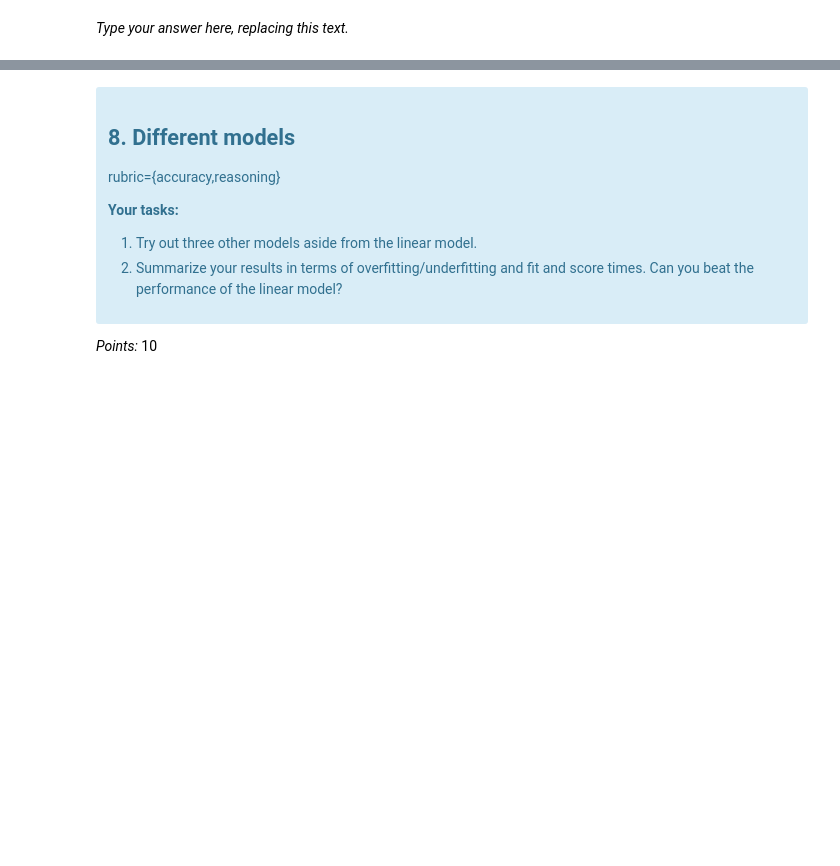
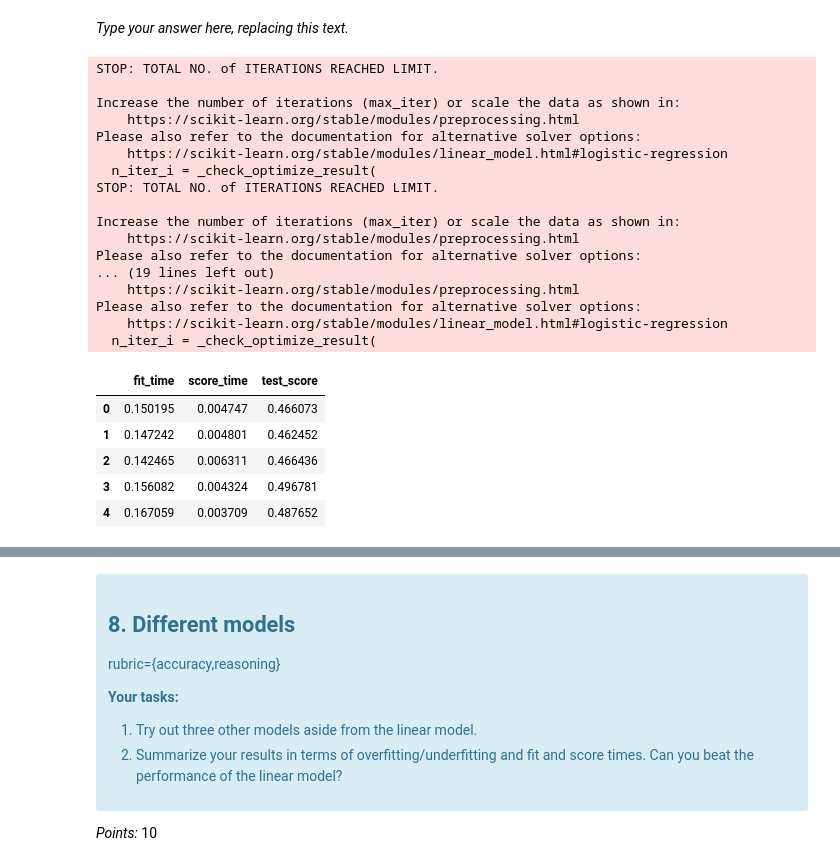
Before and after one commit to UBC-MDS/DSCI_573-Lab_4, a Jupyter notebook: lab4.ipynb, the cells around one changed output, grey strips where cells are left out. Saved outputs shown, nothing was run; the diff lists cells and outputs as text; code cells hidden in the pictures; blank space fills up the shorter version.

Commit message:
linear model added

```diff
--- a/lab4.ipynb
+++ b/lab4.ipynb
@@ -262,3 +311,17 @@ _Points:_ 0.5
+# %%
+# Creating new columns for the difference between the payment amount and the bill amount of the previous month
+
+for i in range(2, 7):
+    pay_col = f'PAY_AMT{i}'
+    bill_col = f'BILL_AMT{i-1}'
+    new_col = f'pay_diff_{i-1}'
+    train_df[new_col] = train_df[pay_col] - train_df[bill_col]
+
+for i in range(2, 7):
+    pay_col = f'PAY_AMT{i}'
+    bill_col = f'BILL_AMT{i-1}'
+    new_col = f'pay_diff_{i-1}'
+    test_df[new_col] = test_df[pay_col] - test_df[bill_col]
 # %% [markdown]
 <!-- END QUESTION -->
 
@@ -286,3 +352,10 @@ _Points:_ 4
+# %%
+from sklearn.compose import make_column_transformer
+preprocessor = make_column_transformer(
+        (StandardScaler(), ['LIMIT_BAL', 'AGE', 'PAY_0', 'PAY_2', 'PAY_3', 'PAY_4', 'PAY_5', 'PAY_6', 'BILL_AMT1', 'BILL_AMT2', 'BILL_AMT3', 'BILL_AMT4', 'BILL_AMT5', 'BILL_AMT6', 'PAY_AMT1', 'PAY_AMT2', 'PAY_AMT3', 'PAY_AMT4', 'PAY_AMT5', 'PAY_AMT6', 'pay_diff_1', 'pay_diff_2', 'pay_diff_3', 'pay_diff_4', 'pay_diff_5']),
+        (OneHotEncoder(), ['EDUCATION', 'MARRIAGE']),
+        ('passthrough', ['SEX'])
+)
 # %% [markdown]
 <!-- END QUESTION -->
 
@@ -303,0 +375,12 @@ _Points:_ 2
+# %%
+from sklearn.pipeline import make_pipeline
+X_train = train_df.drop(columns='next_month')
+y_train = train_df['next_month']
+
+X_test = test_df.drop(columns='next_month')
+y_test = test_df['next_month']
+
+
+dummy = make_pipeline(preprocessor, DummyClassifier())
+dummy.fit(X_train, y_train)
+dummy.score(X_test, y_test)
@@ -331,0 +411,28 @@ _Type your answer here, replacing this text._
+# %%
+from sklearn.model_selection import cross_validate
+lr = make_pipeline(preprocessor, LogisticRegression(class_weight='balanced'))
+pd.DataFrame(cross_validate(lr, X_train, y_train, n_jobs=-1, scoring="f1"))
+# %% [output]
+STOP: TOTAL NO. of ITERATIONS REACHED LIMIT.
+
+Increase the number of iterations (max_iter) or scale the data as shown in:
+    https://scikit-learn.org/stable/modules/preprocessing.html
+Please also refer to the documentation for alternative solver options:
+    https://scikit-learn.org/stable/modules/linear_model.html#logistic-regression
+  n_iter_i = _check_optimize_result(
+STOP: TOTAL NO. of ITERATIONS REACHED LIMIT.
+
+Increase the number of iterations (max_iter) or scale the data as shown in:
+    https://scikit-learn.org/stable/modules/preprocessing.html
+Please also refer to the documentation for alternative solver options:
+... (19 lines left out)
+    https://scikit-learn.org/stable/modules/preprocessing.html
+Please also refer to the documentation for alternative solver options:
+    https://scikit-learn.org/stable/modules/linear_model.html#logistic-regression
+  n_iter_i = _check_optimize_result(
+|  | fit_time | score_time | test_score |
+| 0 | 0.150195 | 0.004747 | 0.466073 |
+| 1 | 0.147242 | 0.004801 | 0.462452 |
+| 2 | 0.142465 | 0.006311 | 0.466436 |
+| 3 | 0.156082 | 0.004324 | 0.496781 |
+| 4 | 0.167059 | 0.003709 | 0.487652 |
```
Also changed, not shown: parts of 66 cells of this notebook.
